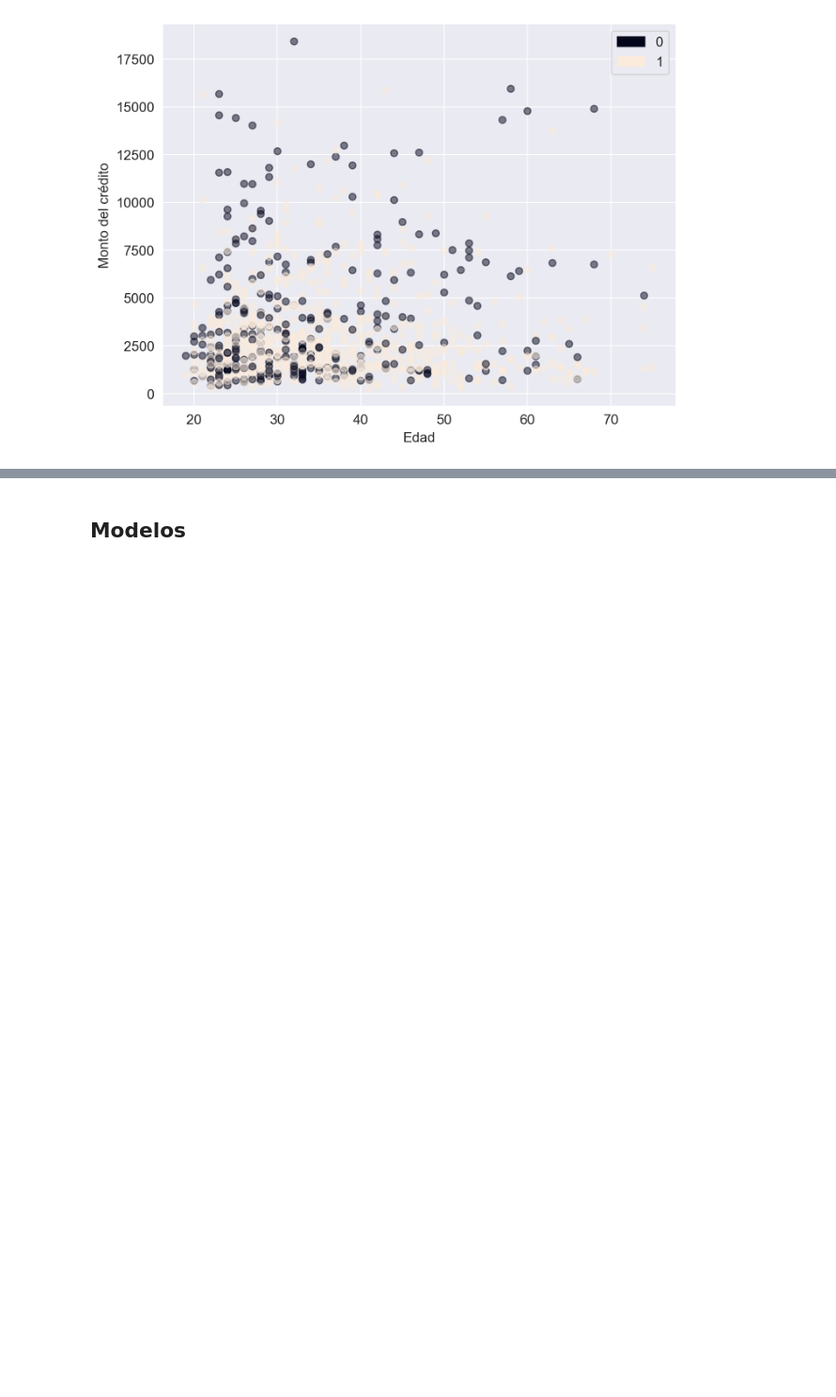
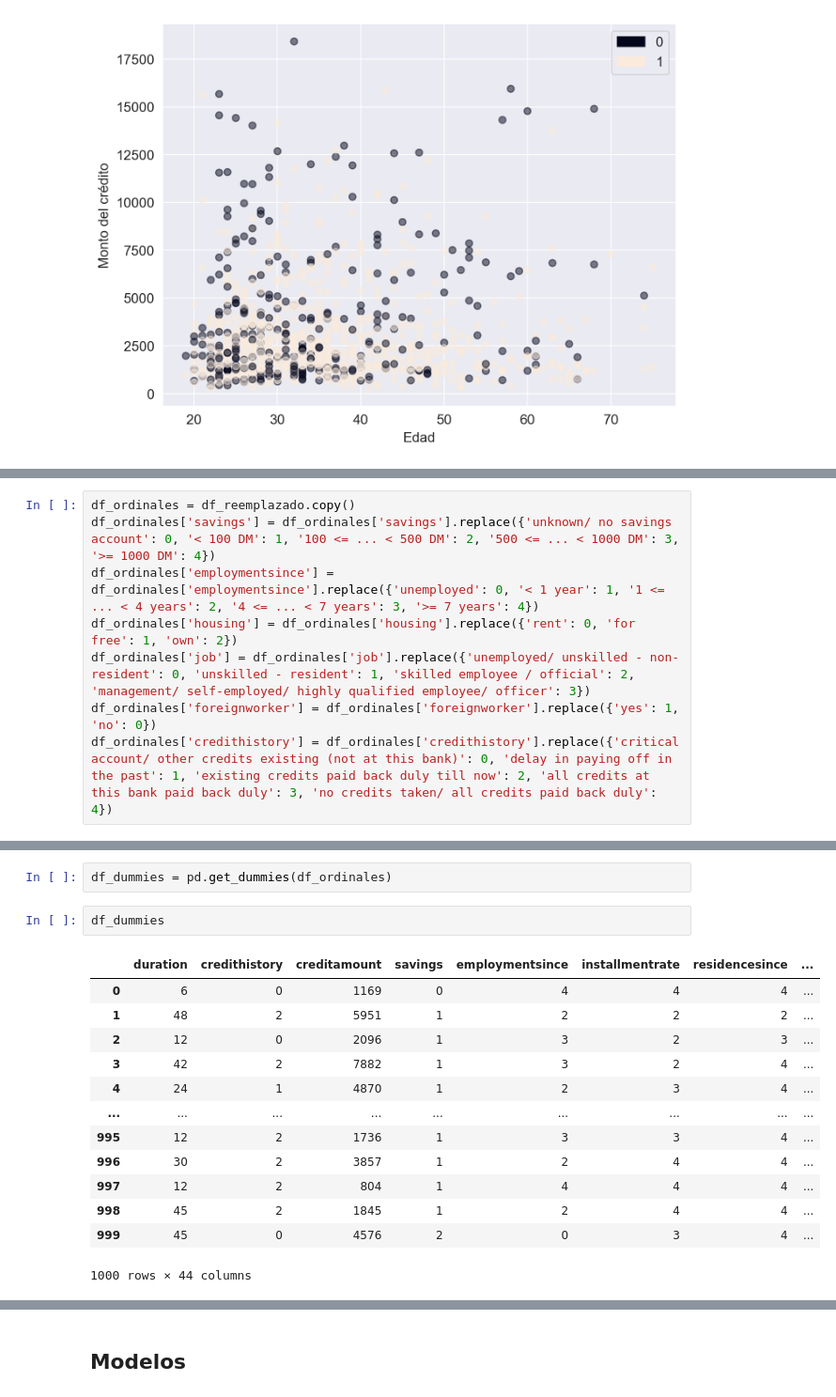
Before and after one commit to adelgado24/IA, a Jupyter notebook: primera_practica/TP_Aprendizaje_Supervisado.ipynb, the cells around one changed output, grey strips where cells are left out. Shown: that part at 94% size. Cells and saved outputs as stored; diff of their text form; blank space fills up the shorter version.

```diff
--- a/primera_practica/TP_Aprendizaje_Supervisado.ipynb
+++ b/primera_practica/TP_Aprendizaje_Supervisado.ipynb
@@ -522,0 +429,8 @@ plt.show()
+# %%
+df_ordinales = df_reemplazado.copy()
+df_ordinales['savings'] = df_ordinales['savings'].replace({'unknown/ no savings account': 0, '< 100 DM': 1, '100 <= ... < 500 DM': 2, '500 <= ... < 1000 DM': 3, '>= 1000 DM': 4})
+df_ordinales['employmentsince'] = df_ordinales['employmentsince'].replace({'unemployed': 0, '< 1 year': 1, '1 <= ... < 4 years': 2, '4 <= ... < 7 years': 3, '>= 7 years': 4})
+df_ordinales['housing'] = df_ordinales['housing'].replace({'rent': 0, 'for free': 1, 'own': 2})
+df_ordinales['job'] = df_ordinales['job'].replace({'unemployed/ unskilled - non-resident': 0, 'unskilled - resident': 1, 'skilled employee / official': 2, 'management/ self-employed/ highly qualified employee/ officer': 3})
+df_ordinales['foreignworker'] = df_ordinales['foreignworker'].replace({'yes': 1, 'no': 0})
+df_ordinales['credithistory'] = df_ordinales['credithistory'].replace({'critical account/ other credits existing (not at this bank)': 0, 'delay in paying off in the past': 1, 'existing credits paid back duly till now': 2, 'all credits at this bank paid back duly': 3, 'no credits taken/ all credits paid back duly': 4})
@@ -522,0 +472,18 @@ plt.show()
+# %%
+df_dummies = pd.get_dummies(df_ordinales)
+# %%
+df_dummies
+# %% [output]
+|  | duration | credithistory | creditamount | savings | employmentsince | installmentrate | residencesince | ... |
+| 0 | 6 | 0 | 1169 | 0 | 4 | 4 | 4 | ... |
+| 1 | 48 | 2 | 5951 | 1 | 2 | 2 | 2 | ... |
+| 2 | 12 | 0 | 2096 | 1 | 3 | 2 | 3 | ... |
+| 3 | 42 | 2 | 7882 | 1 | 3 | 2 | 4 | ... |
+| 4 | 24 | 1 | 4870 | 1 | 2 | 3 | 4 | ... |
+| ... | ... | ... | ... | ... | ... | ... | ... | ... |
+| 995 | 12 | 2 | 1736 | 1 | 3 | 3 | 4 | ... |
+| 996 | 30 | 2 | 3857 | 1 | 2 | 4 | 4 | ... |
+| 997 | 12 | 2 | 804 | 1 | 4 | 4 | 4 | ... |
+| 998 | 45 | 2 | 1845 | 1 | 2 | 4 | 4 | ... |
+| 999 | 45 | 0 | 4576 | 2 | 0 | 3 | 4 | ... |
+1000 rows × 44 columns
```
Also changed, not shown: parts of 18 cells of this notebook.
